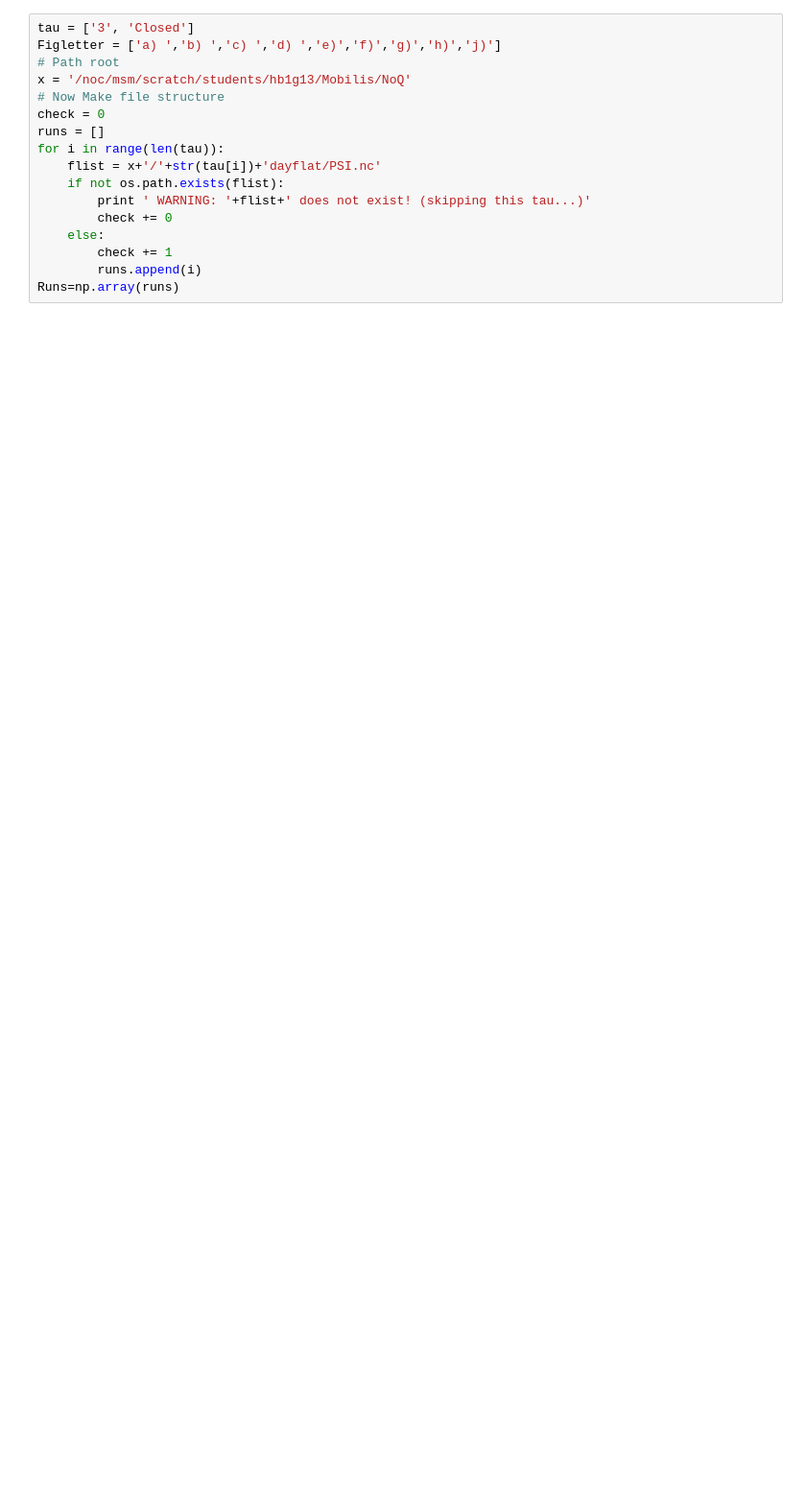
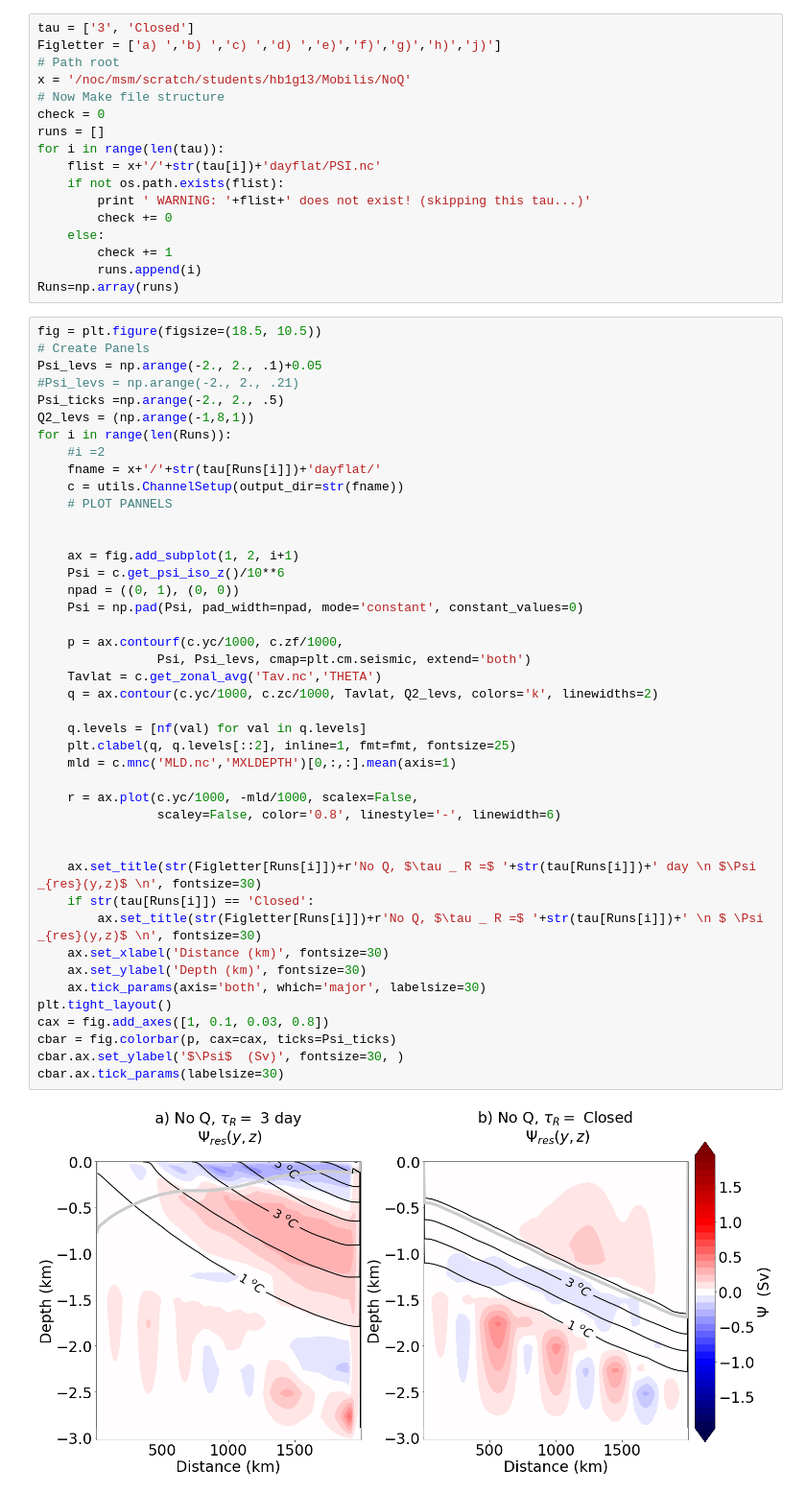
Before and after one commit to hlburns/Current_notebooks, a Jupyter notebook: Nchannel_Flat/Other_experiments/NoQ.ipynb, the cells around one changed output. Shown at 96% size. Saved outputs shown, nothing was run; the diff lists cells and outputs as text; blank space fills up the shorter version.

```diff
--- a/Nchannel_Flat/Other_experiments/NoQ.ipynb
+++ b/Nchannel_Flat/Other_experiments/NoQ.ipynb
@@ -36,3 +37,48 @@ for i in range(len(tau)):
         check += 1
         runs.append(i)
 Runs=np.array(runs)
+# %%
+fig = plt.figure(figsize=(18.5, 10.5))
+# Create Panels
+Psi_levs = np.arange(-2., 2., .1)+0.05
+#Psi_levs = np.arange(-2., 2., .21)
+Psi_ticks =np.arange(-2., 2., .5)
+Q2_levs = (np.arange(-1,8,1))
+for i in range(len(Runs)):
+    #i =2
+    fname = x+'/'+str(tau[Runs[i]])+'dayflat/'
+    c = utils.ChannelSetup(output_dir=str(fname))
+    # PLOT PANNELS
+
+
+    ax = fig.add_subplot(1, 2, i+1)
+    Psi = c.get_psi_iso_z()/10**6
+    npad = ((0, 1), (0, 0))
+    Psi = np.pad(Psi, pad_width=npad, mode='constant', constant_values=0)
+
+    p = ax.contourf(c.yc/1000, c.zf/1000,
+                Psi, Psi_levs, cmap=plt.cm.seismic, extend='both')
+    Tavlat = c.get_zonal_avg('Tav.nc','THETA')
+    q = ax.contour(c.yc/1000, c.zc/1000, Tavlat, Q2_levs, colors='k', linewidths=2)
+
+    q.levels = [nf(val) for val in q.levels]
+    plt.clabel(q, q.levels[::2], inline=1, fmt=fmt, fontsize=25)
+    mld = c.mnc('MLD.nc','MXLDEPTH')[0,:,:].mean(axis=1)
+
+    r = ax.plot(c.yc/1000, -mld/1000, scalex=False,
+                scaley=False, color='0.8', linestyle='-', linewidth=6)
+
+
+    ax.set_title(str(Figletter[Runs[i]])+r'No Q, $\tau _ R =$ '+str(tau[Runs[i]])+' day \n $\Psi _{res}(y,z)$ \n', fontsize=30)
+    if str(tau[Runs[i]]) == 'Closed':
+        ax.set_title(str(Figletter[Runs[i]])+r'No Q, $\tau _ R =$ '+str(tau[Runs[i]])+' \n $ \Psi _{res}(y,z)$ \n', fontsize=30)
+    ax.set_xlabel('Distance (km)', fontsize=30)
+    ax.set_ylabel('Depth (km)', fontsize=30)
+    ax.tick_params(axis='both', which='major', labelsize=30)
+plt.tight_layout()
+cax = fig.add_axes([1, 0.1, 0.03, 0.8])
+cbar = fig.colorbar(p, cax=cax, ticks=Psi_ticks)
+cbar.ax.set_ylabel('$\Psi$  (Sv)', fontsize=30, )
+cbar.ax.tick_params(labelsize=30)
+# %% [output]
+[figure, added]
```
Also changed, not shown: parts of 4 cells of this notebook, 37 other files.
